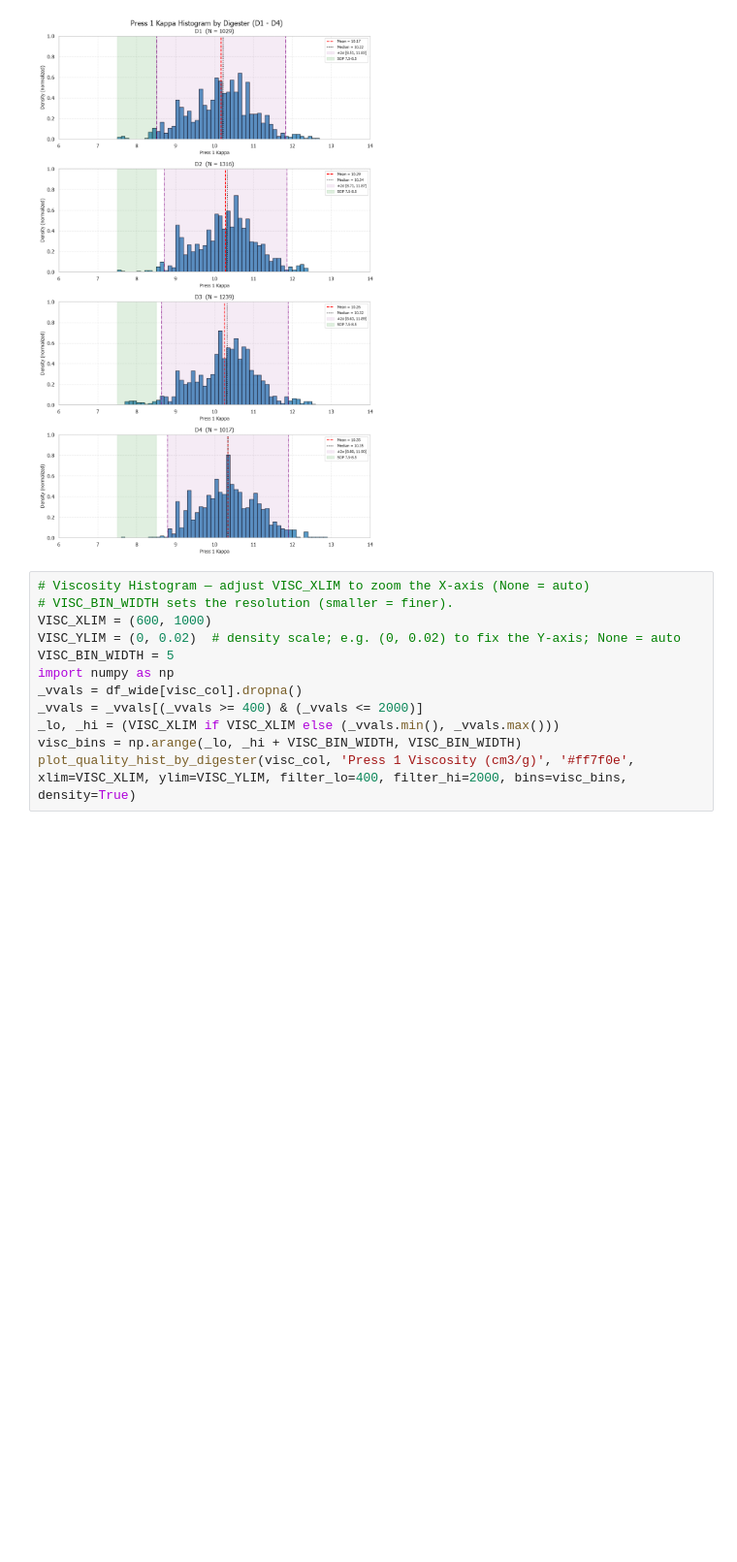
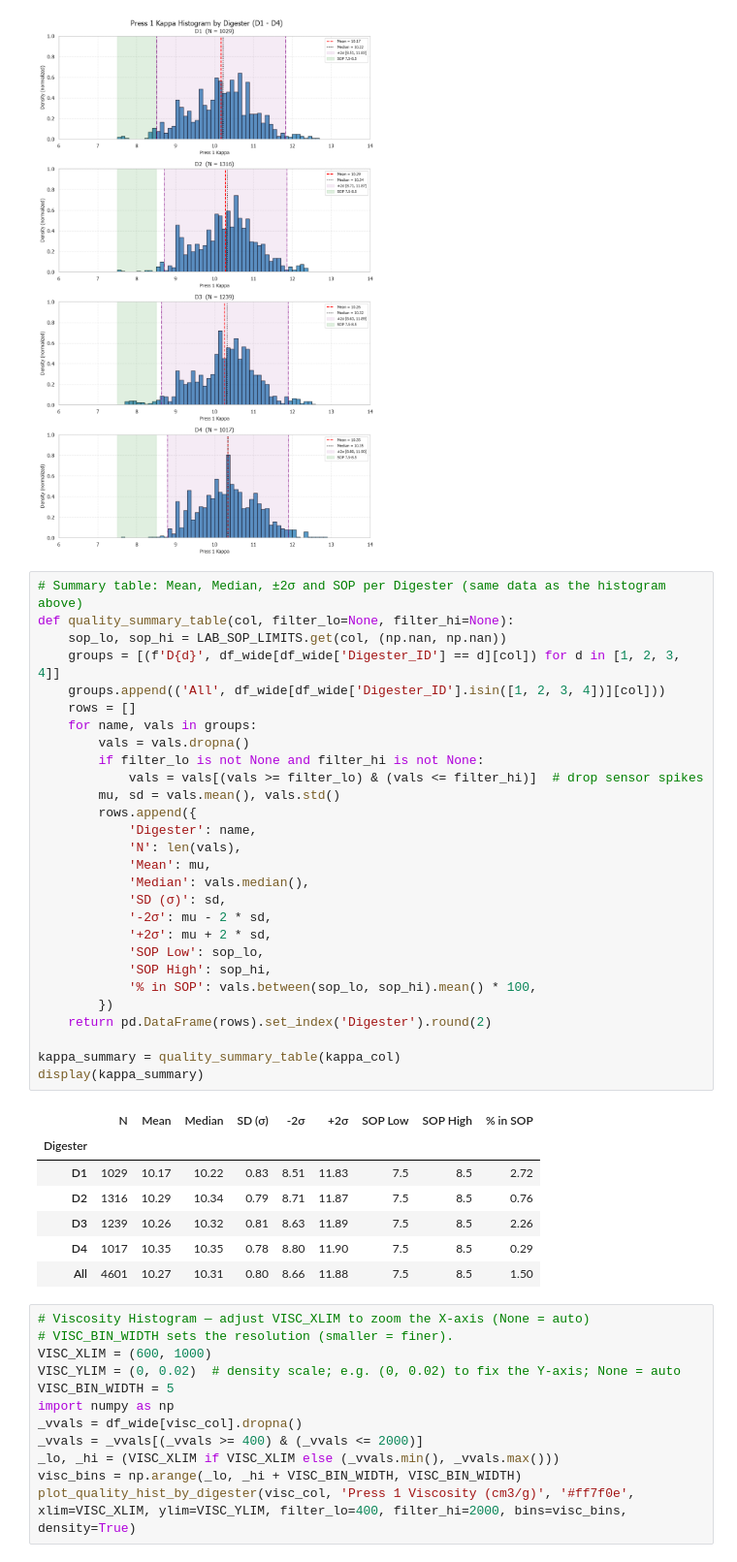
Before and after one commit to chinnput/dp-cooking-odl-analyzer, a Jupyter notebook: DP Cooking ODL Analyzer/Lab_Analysis/realtime_pi_press1_analysis.ipynb, the cells around one changed output. Shown at 97% size. Cells and saved outputs as stored; diff of their text form; blank space fills up the shorter version.

```diff
--- a/DP Cooking ODL Analyzer/Lab_Analysis/realtime_pi_press1_analysis.ipynb
+++ b/DP Cooking ODL Analyzer/Lab_Analysis/realtime_pi_press1_analysis.ipynb
@@ -511,6 +516,42 @@ kappa_bins = np.arange(_lo, _hi + KAPPA_BIN_WIDTH, KAPPA_BIN_WIDTH)
 plot_quality_hist_by_digester(kappa_col, 'Press 1 Kappa', '#1f77b4', xlim=KAPPA_XLIM, ylim=KAPPA_YLIM, bins=kappa_bins, density=True)
 # %% [output]
 [figure]
+# %%
+# Summary table: Mean, Median, ±2σ and SOP per Digester (same data as the histogram above)
+def quality_summary_table(col, filter_lo=None, filter_hi=None):
+    sop_lo, sop_hi = LAB_SOP_LIMITS.get(col, (np.nan, np.nan))
+    groups = [(f'D{d}', df_wide[df_wide['Digester_ID'] == d][col]) for d in [1, 2, 3, 4]]
+    groups.append(('All', df_wide[df_wide['Digester_ID'].isin([1, 2, 3, 4])][col]))
+    rows = []
+    for name, vals in groups:
+        vals = vals.dropna()
+        if filter_lo is not None and filter_hi is not None:
+            vals = vals[(vals >= filter_lo) & (vals <= filter_hi)]  # drop sensor spikes
+        mu, sd = vals.mean(), vals.std()
+        rows.append({
+            'Digester': name,
+            'N': len(vals),
+            'Mean': mu,
+            'Median': vals.median(),
+            'SD (σ)': sd,
+            '-2σ': mu - 2 * sd,
+            '+2σ': mu + 2 * sd,
+            'SOP Low': sop_lo,
+            'SOP High': sop_hi,
+            '% in SOP': vals.between(sop_lo, sop_hi).mean() * 100,
+        })
+    return pd.DataFrame(rows).set_index('Digester').round(2)
+
+kappa_summary = quality_summary_table(kappa_col)
+display(kappa_summary)
+# %% [output]
+|  | N | Mean | Median | SD (σ) | -2σ | +2σ | SOP Low | SOP High | % in SOP |
+| Digester |  |  |  |  |  |  |  |  |  |
+| D1 | 1029 | 10.17 | 10.22 | 0.83 | 8.51 | 11.83 | 7.5 | 8.5 | 2.72 |
+| D2 | 1316 | 10.29 | 10.34 | 0.79 | 8.71 | 11.87 | 7.5 | 8.5 | 0.76 |
+| D3 | 1239 | 10.26 | 10.32 | 0.81 | 8.63 | 11.89 | 7.5 | 8.5 | 2.26 |
+| D4 | 1017 | 10.35 | 10.35 | 0.78 | 8.80 | 11.90 | 7.5 | 8.5 | 0.29 |
+| All | 4601 | 10.27 | 10.31 | 0.80 | 8.66 | 11.88 | 7.5 | 8.5 | 1.50 |
 # %%
 # Viscosity Histogram — adjust VISC_XLIM to zoom the X-axis (None = auto)
 # VISC_BIN_WIDTH sets the resolution (smaller = finer).
```
Also changed, not shown: parts of 6 cells of this notebook, 21 other files.
